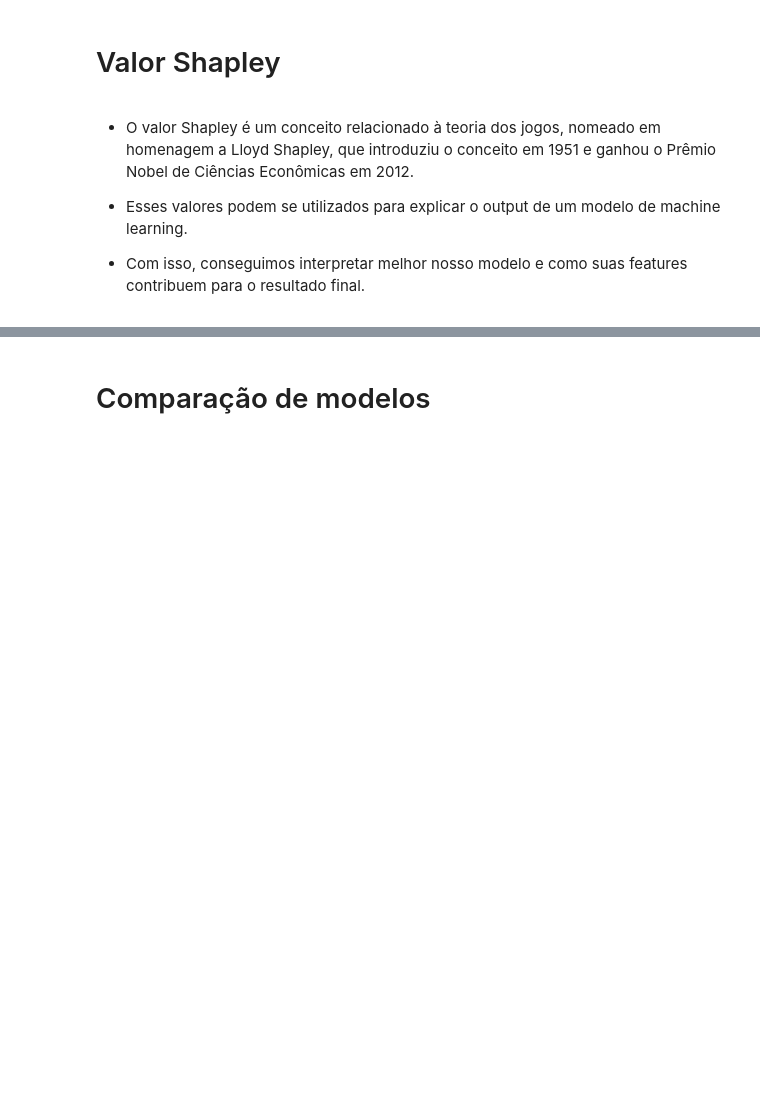
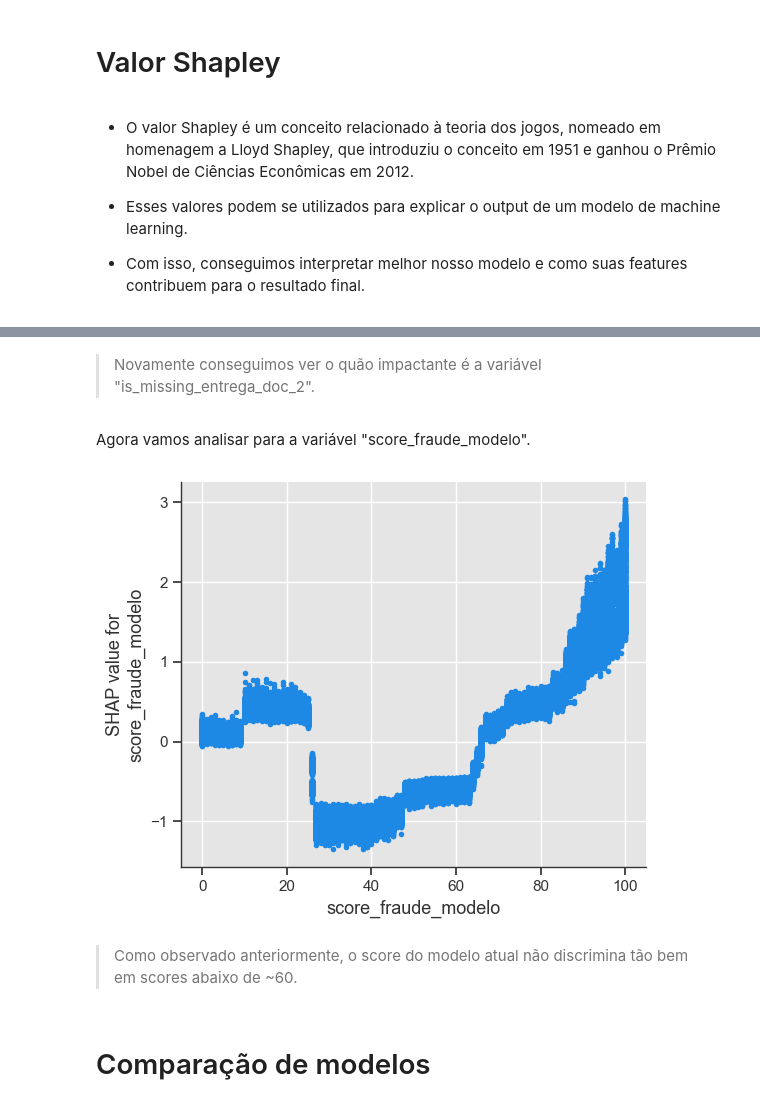
Before and after one commit to francismelojr/fraud-modeling, a Jupyter notebook: src/notebook/model.ipynb, the cells around one changed output, grey strips where cells are left out. Saved outputs shown, nothing was run; the diff lists cells and outputs as text; code cells hidden in the pictures; blank space fills up the shorter version.

```diff
--- a/src/notebook/model.ipynb
+++ b/src/notebook/model.ipynb
@@ -1133,3 +1165,13 @@ model_shap.fit(X_train_shap, y_train)
+# %% [markdown]
+> Novamente conseguimos ver o quão impactante é a variável "is_missing_entrega_doc_2".
+# %% [markdown]
+Agora vamos analisar para a variável "score_fraude_modelo".
+# %%
+shap.dependence_plot("score_fraude_modelo", shap_values[1], X_train_shap, interaction_index = None)
+# %% [output]
+[figure, added]
+# %% [markdown]
+> Como observado anteriormente, o score do modelo atual não discrimina tão bem em scores abaixo de ~60.
 # %% [markdown]
 # Comparação de modelos
 # %% [markdown]
```
Also changed, not shown: parts of 20 cells of this notebook.
